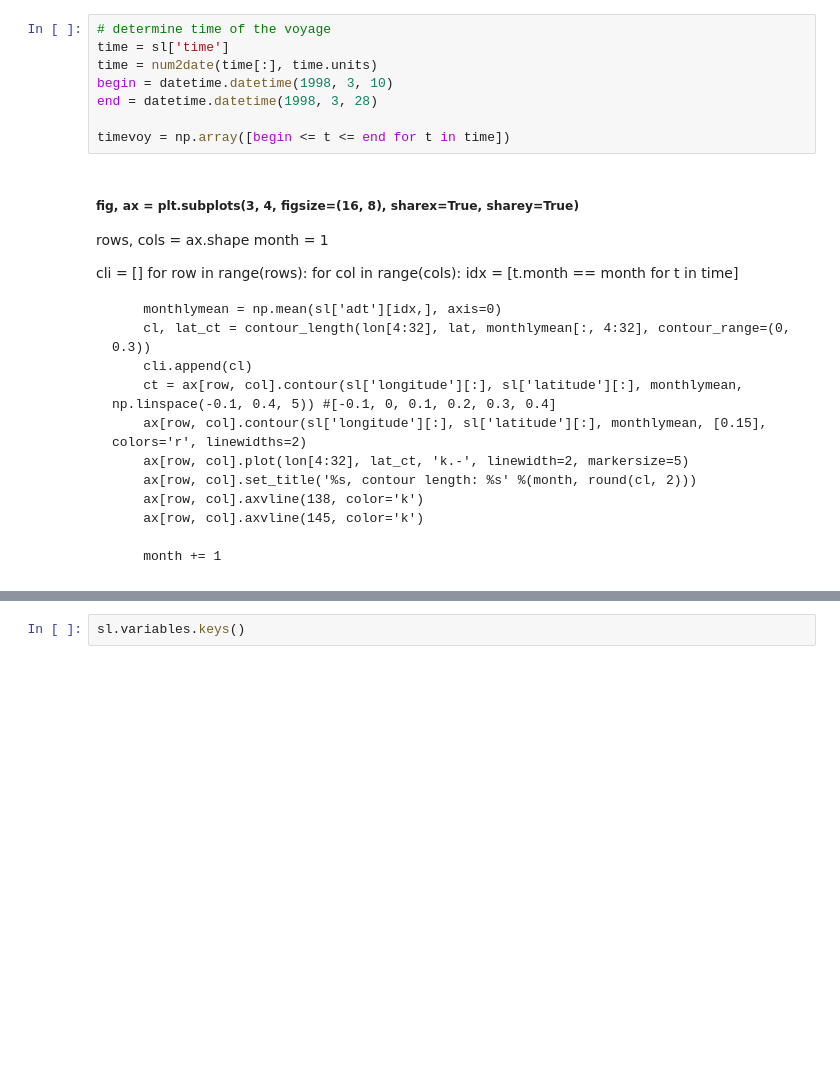
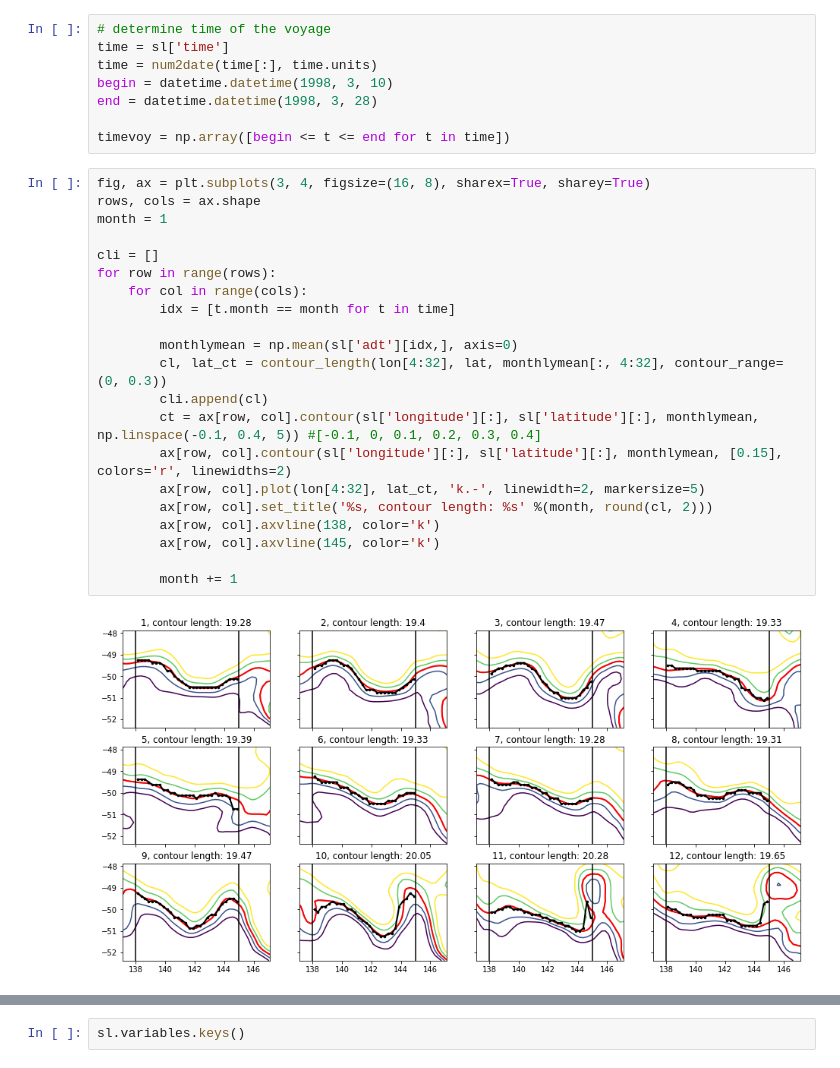
Before and after one commit to janjaapmeijer/phd-public, a Jupyter notebook: notebooks/contour_length.ipynb, the cells around one changed output, grey strips where cells are left out. Cells and saved outputs as stored; diff of their text form; blank space fills up the shorter version.

```diff
--- a/notebooks/contour_length.ipynb
+++ b/notebooks/contour_length.ipynb
@@ -121,25 +107,27 @@ begin = datetime.datetime(1998, 3, 10)
 end = datetime.datetime(1998, 3, 28)
 
 timevoy = np.array([begin <= t <= end for t in time])
-# %% [markdown]
-##### fig, ax = plt.subplots(3, 4, figsize=(16, 8), sharex=True, sharey=True)
-rows, cols = ax.shape
-month = 1
-
-cli = []
-for row in range(rows):
-    for col in range(cols):
-        idx = [t.month == month for t in time]
-
-        monthlymean = np.mean(sl['adt'][idx,], axis=0)
-        cl, lat_ct = contour_length(lon[4:32], lat, monthlymean[:, 4:32], contour_range=(0, 0.3))
-        cli.append(cl)
-        ct = ax[row, col].contour(sl['longitude'][:], sl['latitude'][:], monthlymean, np.linspace(-0.1, 0.4, 5)) #[-0.1, 0, 0.1, 0.2, 0.3, 0.4]
-        ax[row, col].contour(sl['longitude'][:], sl['latitude'][:], monthlymean, [0.15], colors='r', linewidths=2)
-        ax[row, col].plot(lon[4:32], lat_ct, 'k.-', linewidth=2, markersize=5)
-        ax[row, col].set_title('%s, contour length: %s' %(month, round(cl, 2)))
-        ax[row, col].axvline(138, color='k')
-        ax[row, col].axvline(145, color='k')
-
-        month += 1
+# %%
+fig, ax = plt.subplots(3, 4, figsize=(16, 8), sharex=True, sharey=True)
+rows, cols = ax.shape
+month = 1
+
+cli = []
+for row in range(rows):
+    for col in range(cols):
+        idx = [t.month == month for t in time]
+
+        monthlymean = np.mean(sl['adt'][idx,], axis=0)
+        cl, lat_ct = contour_length(lon[4:32], lat, monthlymean[:, 4:32], contour_range=(0, 0.3))
+        cli.append(cl)
+        ct = ax[row, col].contour(sl['longitude'][:], sl['latitude'][:], monthlymean, np.linspace(-0.1, 0.4, 5)) #[-0.1, 0, 0.1, 0.2, 0.3, 0.4]
+        ax[row, col].contour(sl['longitude'][:], sl['latitude'][:], monthlymean, [0.15], colors='r', linewidths=2)
+        ax[row, col].plot(lon[4:32], lat_ct, 'k.-', linewidth=2, markersize=5)
+        ax[row, col].set_title('%s, contour length: %s' %(month, round(cl, 2)))
+        ax[row, col].axvline(138, color='k')
+        ax[row, col].axvline(145, color='k')
+
+        month += 1
+# %% [output]
+[figure, added]
 # %%
```
Also changed, not shown: parts of 4 cells of this notebook.
